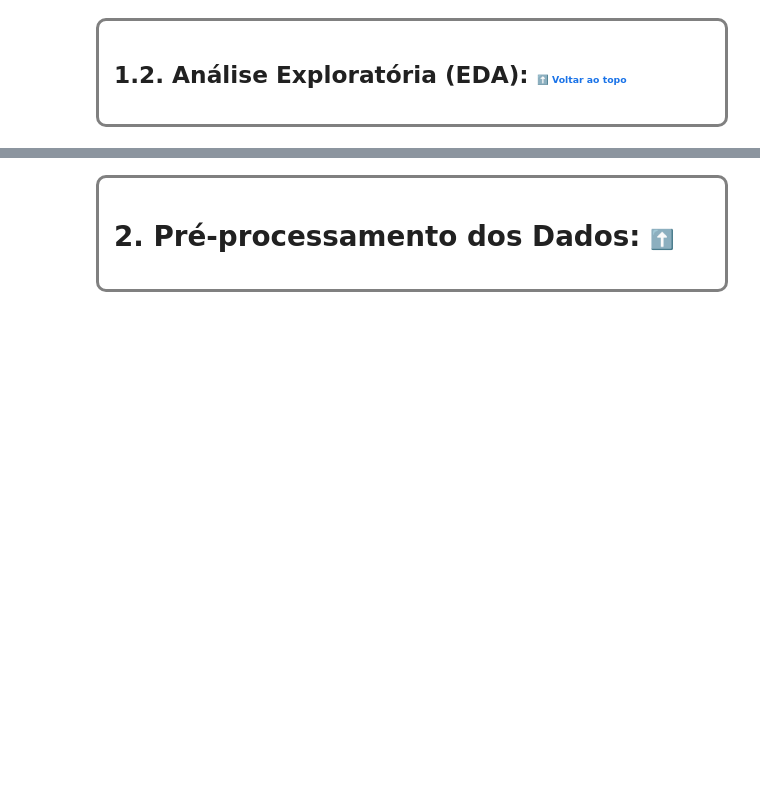
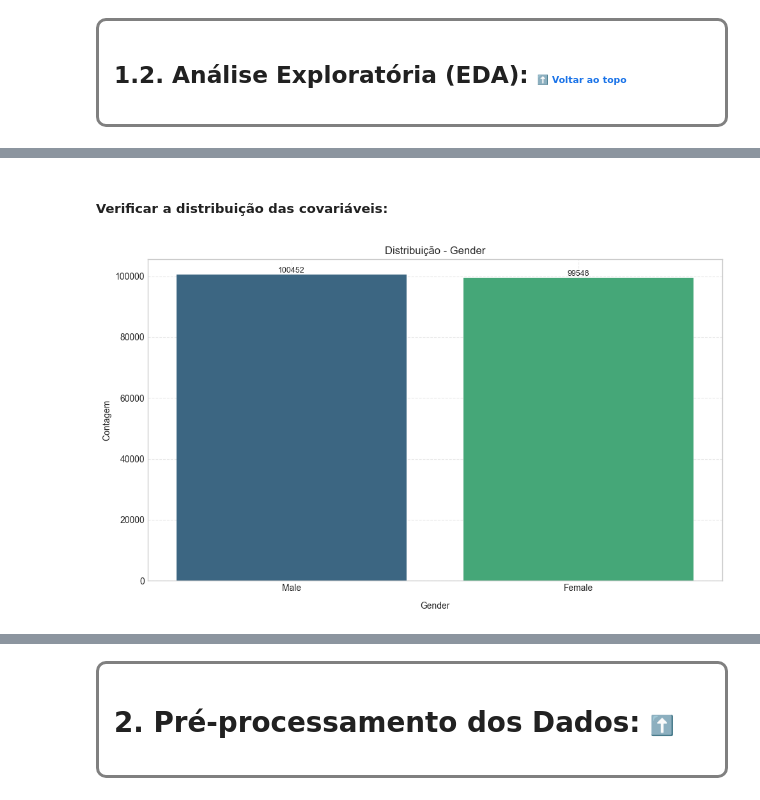
Before and after one commit to nobrevitor/Data_Science_Potfolio, a Jupyter notebook: projeto_fraude_semantix/notebooks/eda_modelagem.ipynb, the cells around one changed output, grey strips where cells are left out. Saved outputs shown, nothing was run; the diff lists cells and outputs as text; code cells hidden in the pictures; blank space fills up the shorter version.

```diff
--- a/projeto_fraude_semantix/notebooks/eda_modelagem.ipynb
+++ b/projeto_fraude_semantix/notebooks/eda_modelagem.ipynb
@@ -214,0 +287,5 @@ dtype: int64
+# %%
+#Variáveis a serem excluídas:
+variaveis_id = ['Customer_ID', 'Customer_Name', 'Transaction_ID', 'Merchant_ID', 'Customer_Contact', 'Customer_Email', 'Transaction_Currency']
+df.drop(columns=variaveis_id, inplace=True)
+df.head()
@@ -221,0 +341,6 @@ dtype: int64
+# %% [markdown]
+##### **Verificar a distribuição das covariáveis:**
+# %%
+univariada(df, 'Gender')
+# %% [output]
+[figure, added]
```
Also changed, not shown: parts of 37 cells of this notebook.
